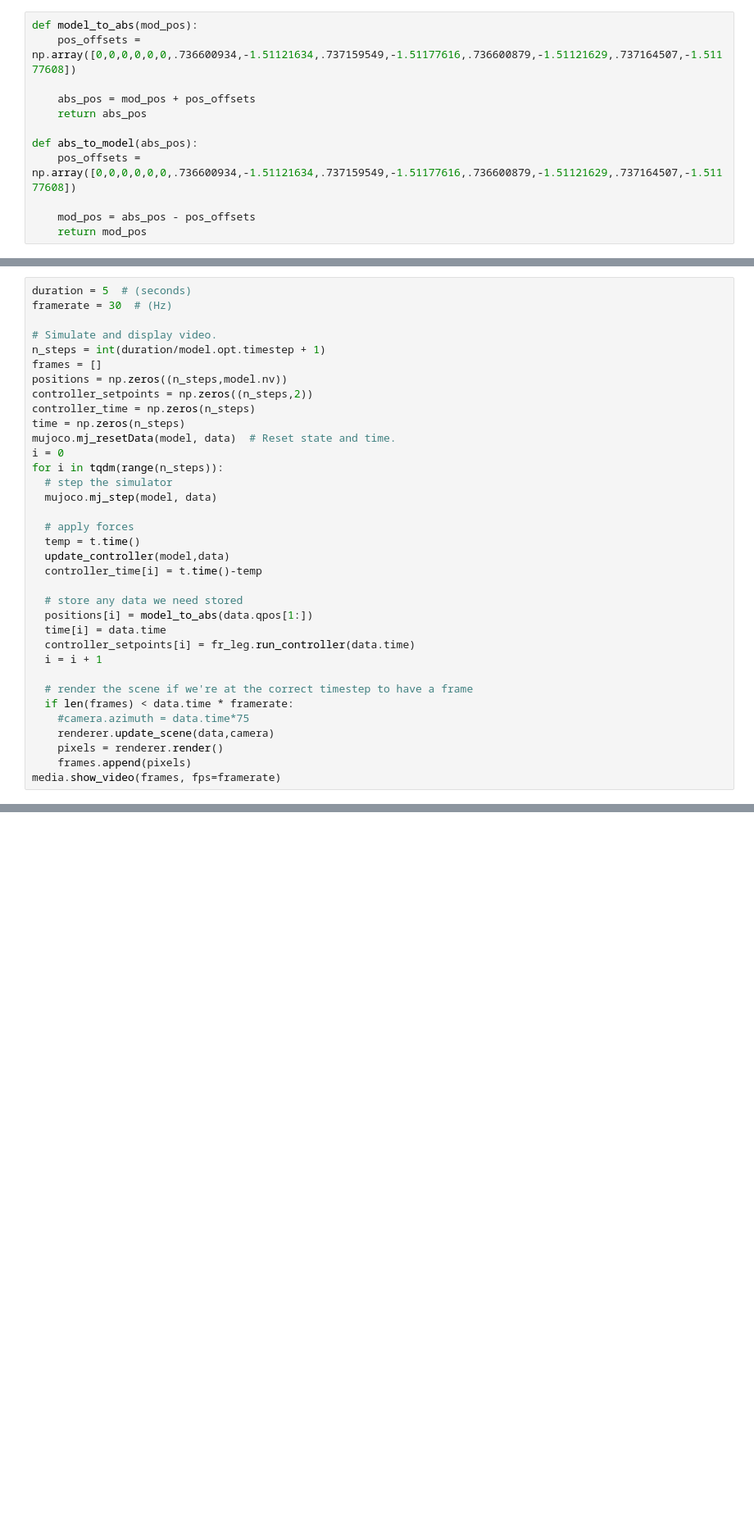
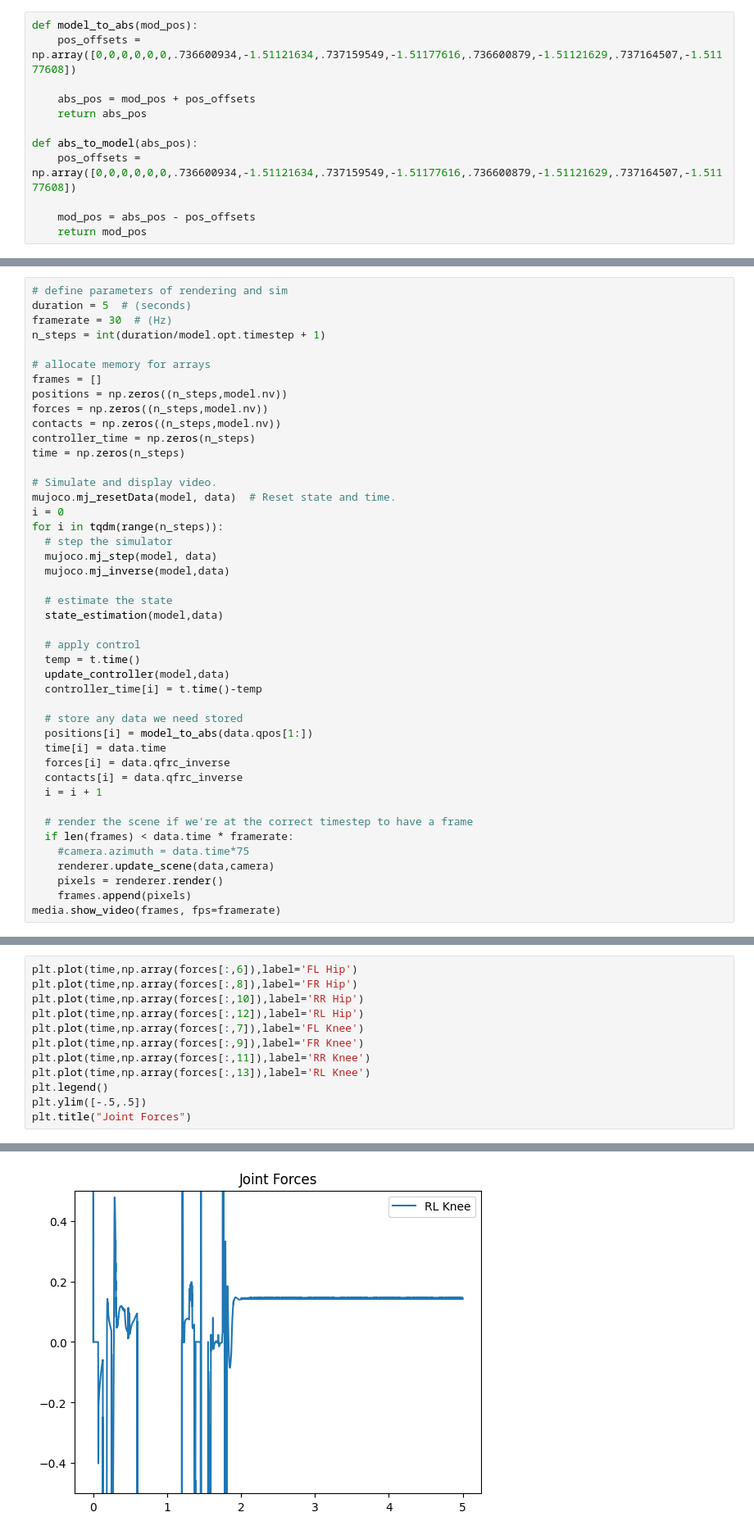
Before and after one commit to jack33001/.vscode, a Jupyter notebook: main.ipynb, the cells around one changed output, grey strips where cells are left out. Shown: that part at 82% size. Saved outputs shown, nothing was run; the diff lists cells and outputs as text; blank space fills up the shorter version.

Commit message:
Started on stance phase, state estimation, and force feedback

```diff
--- a/main.ipynb
+++ b/main.ipynb
@@ -110,21 +177,29 @@ Simulate and render the simulation
 # %%
+# define parameters of rendering and sim
 duration = 5  # (seconds)
 framerate = 30  # (Hz)
+n_steps = int(duration/model.opt.timestep + 1)
+
+# allocate memory for arrays
+frames = []
+positions = np.zeros((n_steps,model.nv))
+forces = np.zeros((n_steps,model.nv))
+contacts = np.zeros((n_steps,model.nv))
+controller_time = np.zeros(n_steps)
+time = np.zeros(n_steps)
 
 # Simulate and display video.
-n_steps = int(duration/model.opt.timestep + 1)
-frames = []
-positions = np.zeros((n_steps,model.nv))
-controller_setpoints = np.zeros((n_steps,2))
-controller_time = np.zeros(n_steps)
-time = np.zeros(n_steps)
 mujoco.mj_resetData(model, data)  # Reset state and time.
 i = 0
 for i in tqdm(range(n_steps)):
   # step the simulator
   mujoco.mj_step(model, data)
+  mujoco.mj_inverse(model,data)
 
-  # apply forces
+  # estimate the state
+  state_estimation(model,data)
+
+  # apply control
   temp = t.time()
   update_controller(model,data)
   controller_time[i] = t.time()-temp
@@ -132,7 +207,8 @@ for i in tqdm(range(n_steps)):
   # store any data we need stored
   positions[i] = model_to_abs(data.qpos[1:])
   time[i] = data.time
-  controller_setpoints[i] = fr_leg.run_controller(data.time)
+  forces[i] = data.qfrc_inverse
+  contacts[i] = data.qfrc_inverse
   i = i + 1
 
   # render the scene if we're at the correct timestep to have a frame
@@ -172,0 +247,13 @@ Time The Functions
+# %%
+plt.plot(time,np.array(forces[:,6]),label='FL Hip')
+plt.plot(time,np.array(forces[:,8]),label='FR Hip')
+plt.plot(time,np.array(forces[:,10]),label='RR Hip')
+plt.plot(time,np.array(forces[:,12]),label='RL Hip')
+plt.plot(time,np.array(forces[:,7]),label='FL Knee')
+plt.plot(time,np.array(forces[:,9]),label='FR Knee')
+plt.plot(time,np.array(forces[:,11]),label='RR Knee')
+plt.plot(time,np.array(forces[:,13]),label='RL Knee')
+plt.legend()
+plt.ylim([-.5,.5])
+plt.title("Joint Forces")
+# %% [output]
@@ -172,0 +261 @@ Time The Functions
+[figure, added]
```
Also changed, not shown: parts of 22 cells of this notebook, 5 other files.
